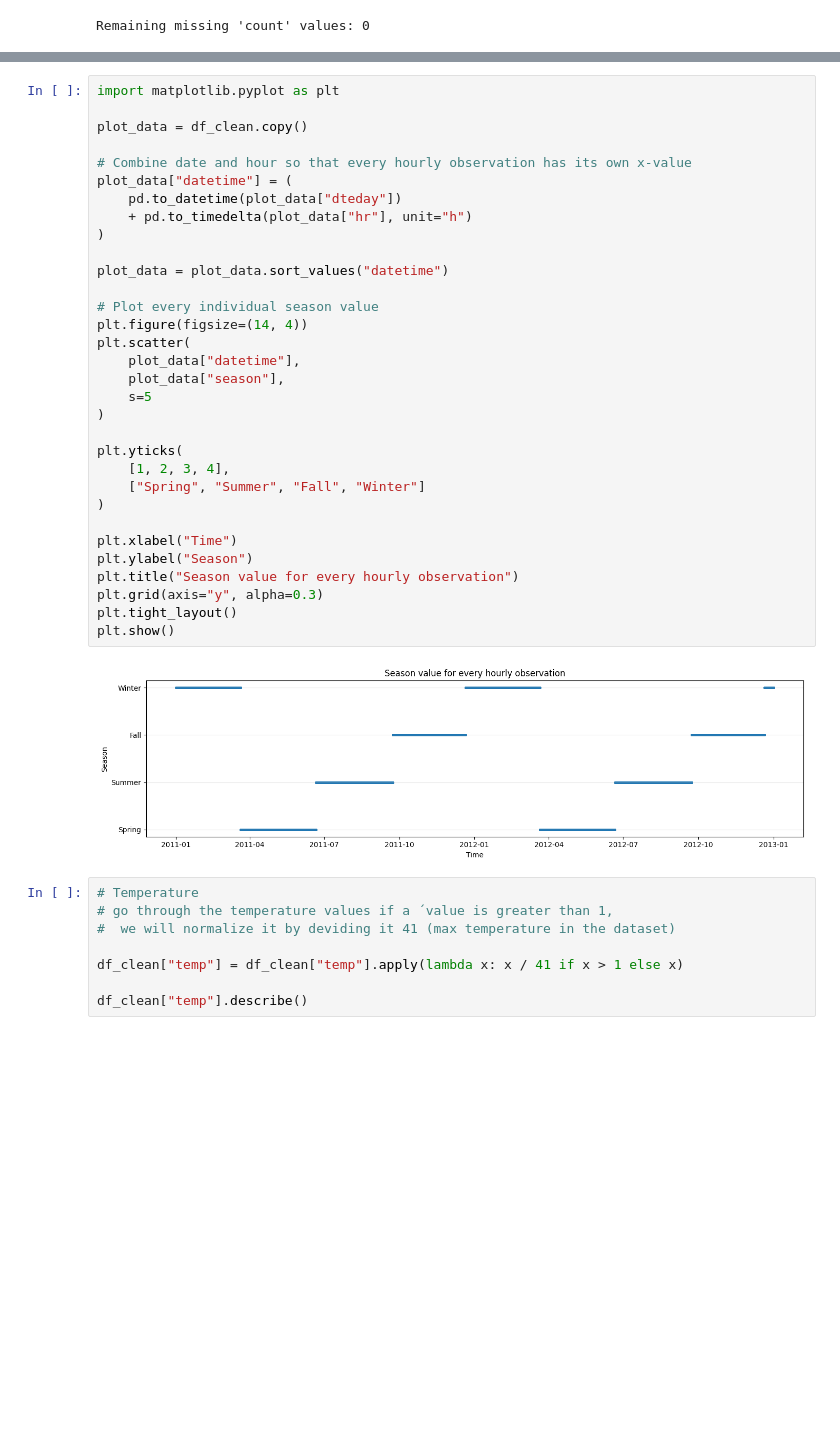
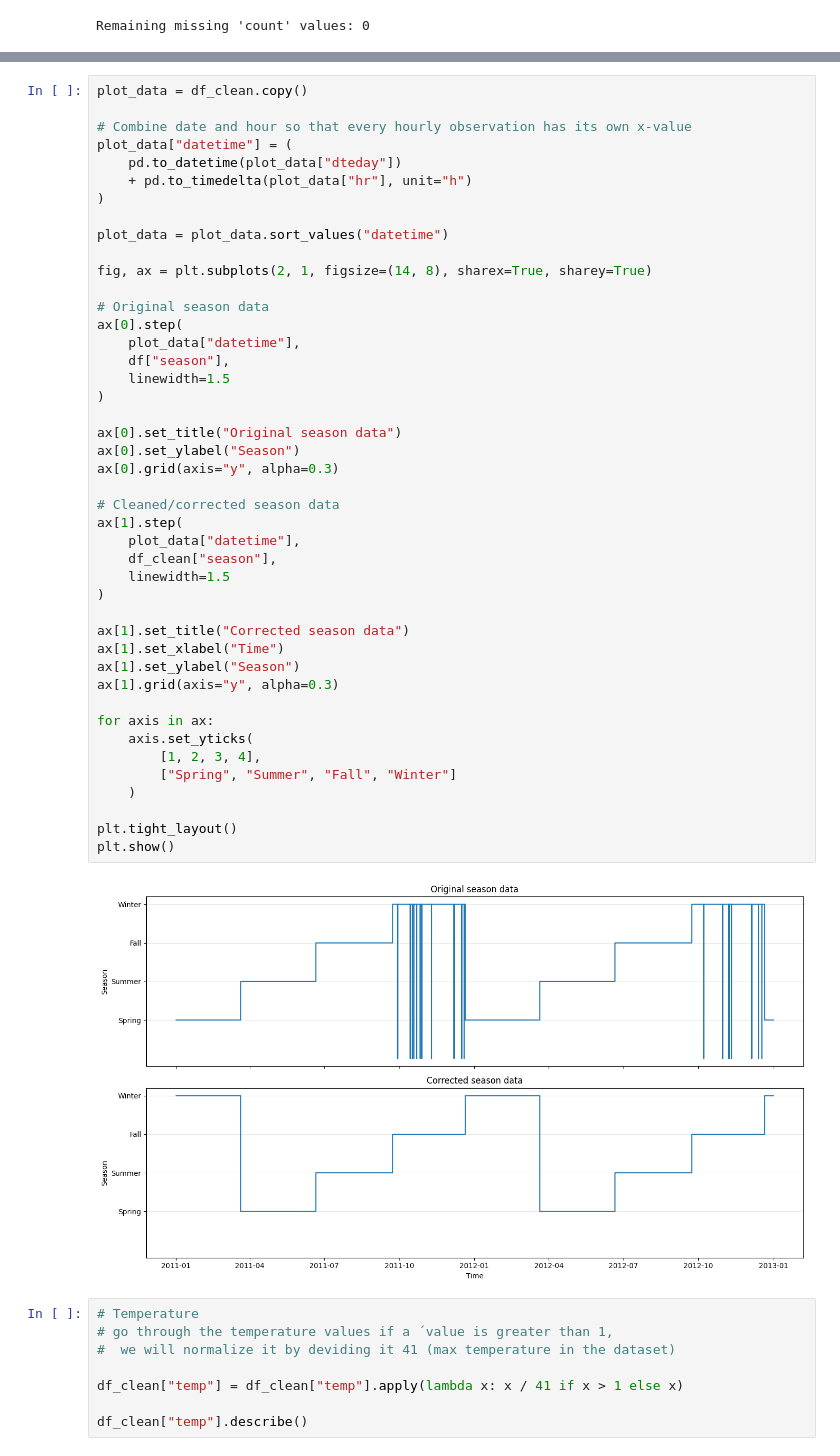
Before and after one commit to Haidewitzga/OML, a Jupyter notebook: 260713_exam/main.ipynb, the cells around one changed output, grey strips where cells are left out. Cells and saved outputs as stored; diff of their text form; blank space fills up the shorter version.

```diff
--- a/260713_exam/main.ipynb
+++ b/260713_exam/main.ipynb
@@ -226,40 +227,52 @@ Unique season values: [np.int64(1), np.int64(2), np.int64(3), np.int64(4)]
 | 7 | 8 | 2011-01-01 | 4 | 0 | 1 | 7 | 0 | 6 | 1 | 0 | ... |
 | 8 | 9 | 2011-01-01 | 4 | 0 | 1 | 8 | 0 | 6 | 1 | 0 | ... |
 | 9 | 10 | 2011-01-01 | 4 | 0 | 1 | 9 | 0 | 6 | 1 | 0 | ... |
-# %%
-import matplotlib.pyplot as plt
-
-plot_data = df_clean.copy()
-
-# Combine date and hour so that every hourly observation has its own x-value
-plot_data["datetime"] = (
-    pd.to_datetime(plot_data["dteday"])
-    + pd.to_timedelta(plot_data["hr"], unit="h")
-)
-
-plot_data = plot_data.sort_values("datetime")
-
-# Plot every individual season value
-plt.figure(figsize=(14, 4))
-plt.scatter(
-    plot_data["datetime"],
-    plot_data["season"],
-    s=5
-)
-
-plt.yticks(
-    [1, 2, 3, 4],
-    ["Spring", "Summer", "Fall", "Winter"]
-)
-
-plt.xlabel("Time")
-plt.ylabel("Season")
-plt.title("Season value for every hourly observation")
-plt.grid(axis="y", alpha=0.3)
-plt.tight_layout()
-plt.show()
-# %% [output]
-[figure, removed]
+# %%
+plot_data = df_clean.copy()
+
+# Combine date and hour so that every hourly observation has its own x-value
+plot_data["datetime"] = (
+    pd.to_datetime(plot_data["dteday"])
+    + pd.to_timedelta(plot_data["hr"], unit="h")
+)
+
+plot_data = plot_data.sort_values("datetime")
+
+fig, ax = plt.subplots(2, 1, figsize=(14, 8), sharex=True, sharey=True)
+
+# Original season data
+ax[0].step(
+    plot_data["datetime"],
+    df["season"],
+    linewidth=1.5
+)
+
+ax[0].set_title("Original season data")
+ax[0].set_ylabel("Season")
+ax[0].grid(axis="y", alpha=0.3)
+
+# Cleaned/corrected season data
+ax[1].step(
+    plot_data["datetime"],
+    df_clean["season"],
+    linewidth=1.5
+)
+
+ax[1].set_title("Corrected season data")
+ax[1].set_xlabel("Time")
+ax[1].set_ylabel("Season")
+ax[1].grid(axis="y", alpha=0.3)
+
+for axis in ax:
+    axis.set_yticks(
+        [1, 2, 3, 4],
+        ["Spring", "Summer", "Fall", "Winter"]
+    )
+
+plt.tight_layout()
+plt.show()
+# %% [output]
+[figure, added]
 # %%
 # Temperature
 # go through the temperature values if a ´value is greater than 1,
```
Also changed, not shown: parts of 21 cells of this notebook.
